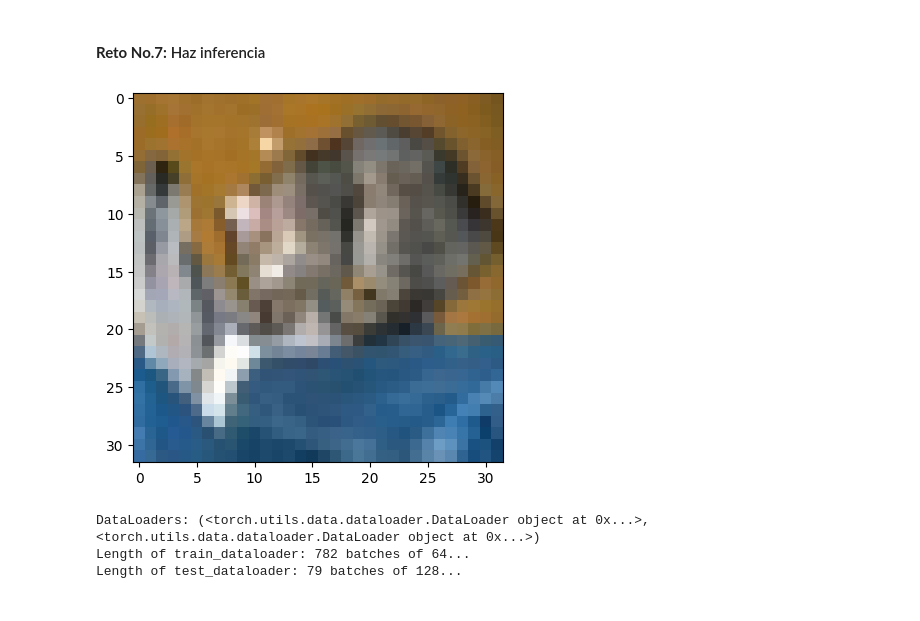
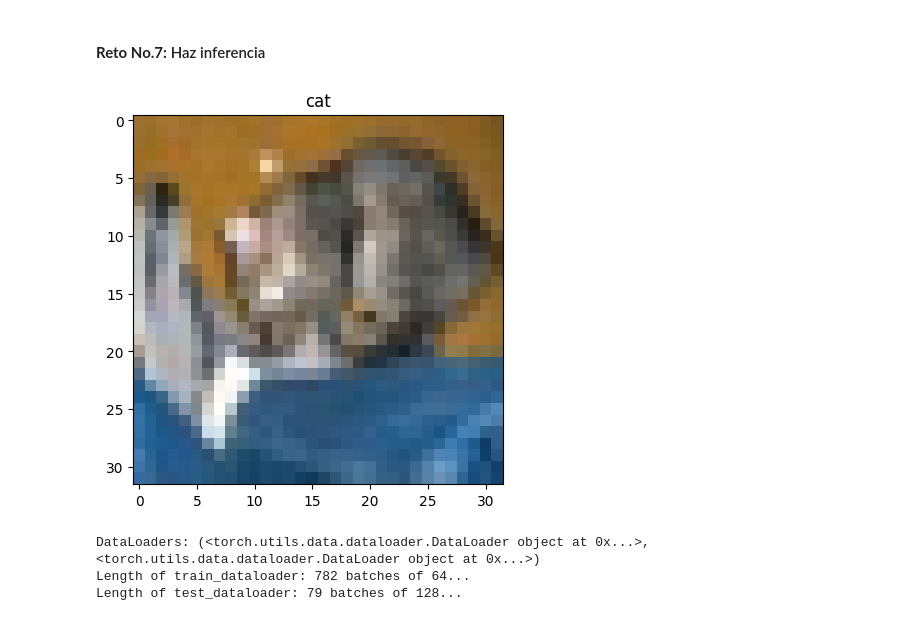
Before and after one commit to Gilberter/Hands-on-Computer-Vision, a Jupyter notebook: sesiones/sesion3/Sesion3_1_DeepLearning.ipynb, the cells around one changed output. Saved outputs shown, nothing was run; the diff lists cells and outputs as text; code cells hidden in the pictures.

```diff
--- a/sesiones/sesion3/Sesion3_1_DeepLearning.ipynb
+++ b/sesiones/sesion3/Sesion3_1_DeepLearning.ipynb
@@ -460,16 +468,17 @@ def accuracy_fn(y_true, y_pred):
   return acc
 # %%
 dataiter = iter(testloader)      # Converts the testloader into an iterator -> Gets a batch
-images, labels = next(dataiter)  # Images have size of 128 images 3 Channels RGB, 32X32 size
+images, labels = next(dataiter)  # Images have size of 128 images 3 Channels RGB, 32X32 size, 3 X 32 X 32 = 3072
 
 # Convert from Tensor to Numpy Array for visualization
 
 image = imshow(images[0])
 # Display the image
 plt.imshow(image)
+plt.title(classes[labels[0]])
 plt.show()
 # %% [output]
-[figure, old version]
+[figure, new version]
 # %%
 ## Visualy image classification
 
```
Also changed, not shown: parts of 12 cells of this notebook.
